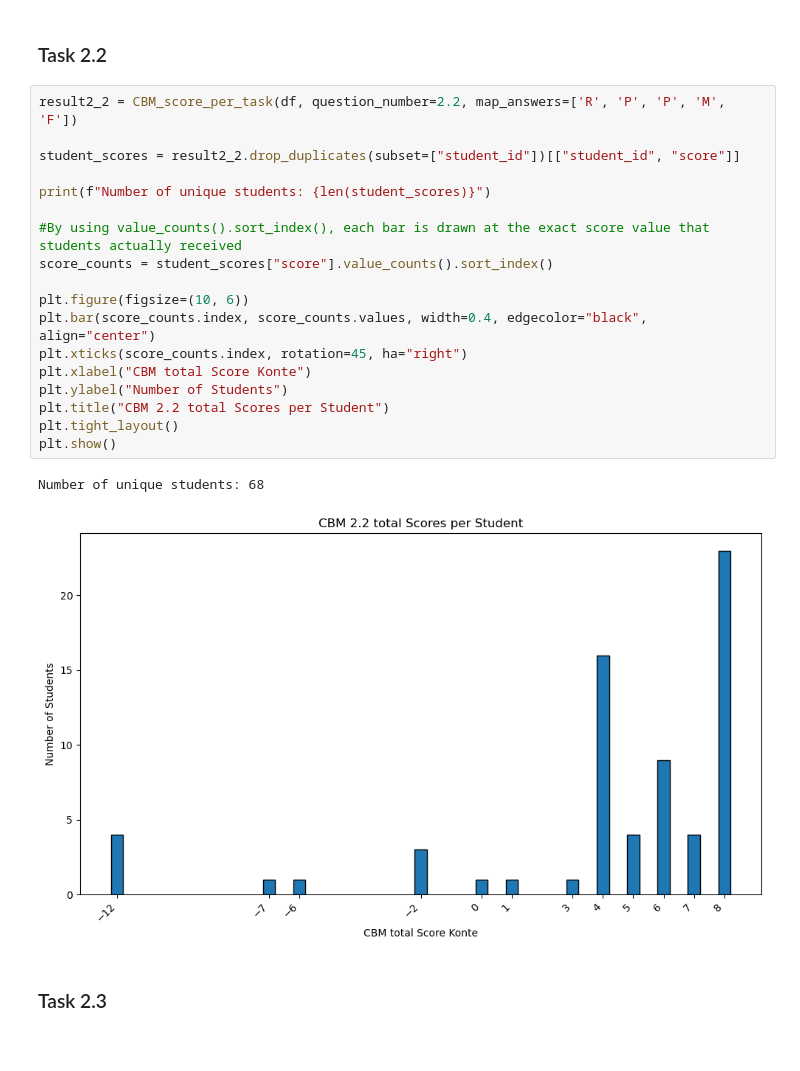
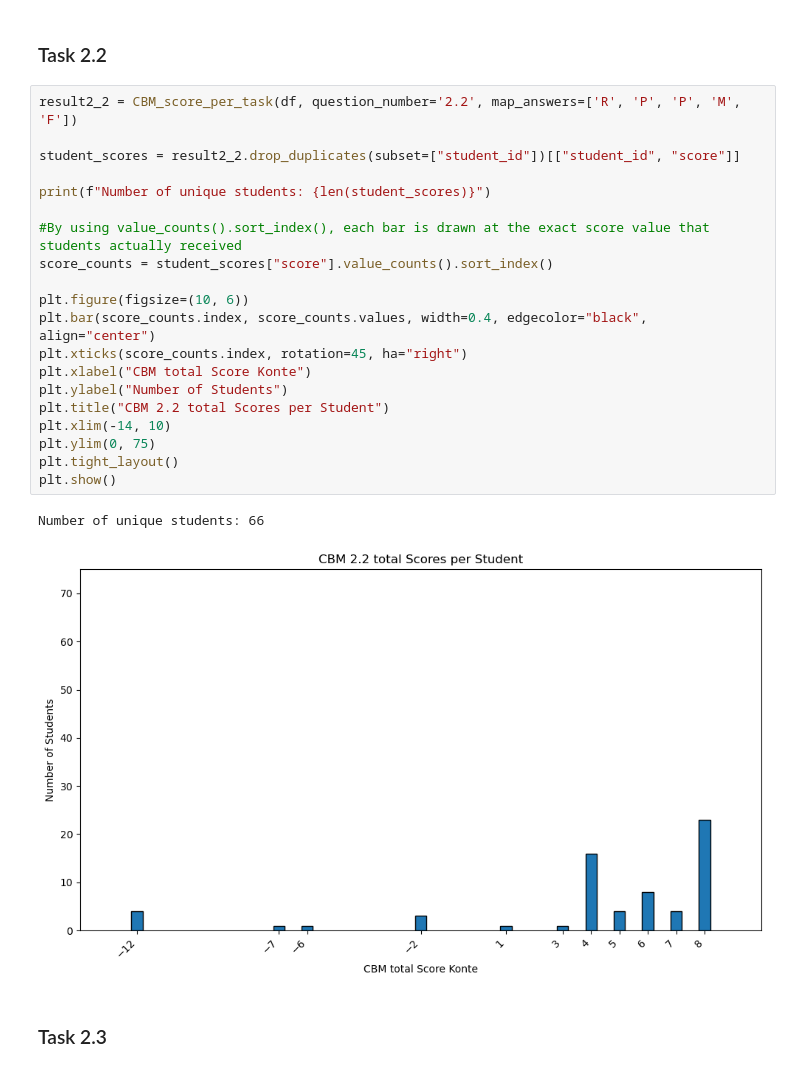
Before and after one commit to juliepe/exam_analysis_H25, a Jupyter notebook: analysis/CBM/2025/Konte/notebooks/5_CBM_score_per_task.ipynb, the cells around one changed output. Saved outputs shown, nothing was run; the diff lists cells and outputs as text.

```diff
--- a/analysis/CBM/2025/Konte/notebooks/5_CBM_score_per_task.ipynb
+++ b/analysis/CBM/2025/Konte/notebooks/5_CBM_score_per_task.ipynb
@@ -57,26 +59,28 @@ Number of unique students: 68
 # %% [markdown]
 ### Task 2.2
 # %%
-result2_2 = CBM_score_per_task(df, question_number=2.2, map_answers=['R', 'P', 'P', 'M', 'F'])
+result2_2 = CBM_score_per_task(df, question_number='2.2', map_answers=['R', 'P', 'P', 'M', 'F'])
 
 student_scores = result2_2.drop_duplicates(subset=["student_id"])[["student_id", "score"]]
 
 print(f"Number of unique students: {len(student_scores)}")
 
 #By using value_counts().sort_index(), each bar is drawn at the exact score value that students actually received
 score_counts = student_scores["score"].value_counts().sort_index()
 
 plt.figure(figsize=(10, 6))
 plt.bar(score_counts.index, score_counts.values, width=0.4, edgecolor="black", align="center")
 plt.xticks(score_counts.index, rotation=45, ha="right")
 plt.xlabel("CBM total Score Konte")
 plt.ylabel("Number of Students")
 plt.title("CBM 2.2 total Scores per Student")
+plt.xlim(-14, 10)
+plt.ylim(0, 75)
 plt.tight_layout()
 plt.show()
 # %% [output]
-Number of unique students: 68
+Number of unique students: 66
-[figure, old version]
+[figure, new version]
 # %% [markdown]
 ### Task 2.3
 # %%
```
Also changed, not shown: parts of 16 cells of this notebook, 8 other files.
